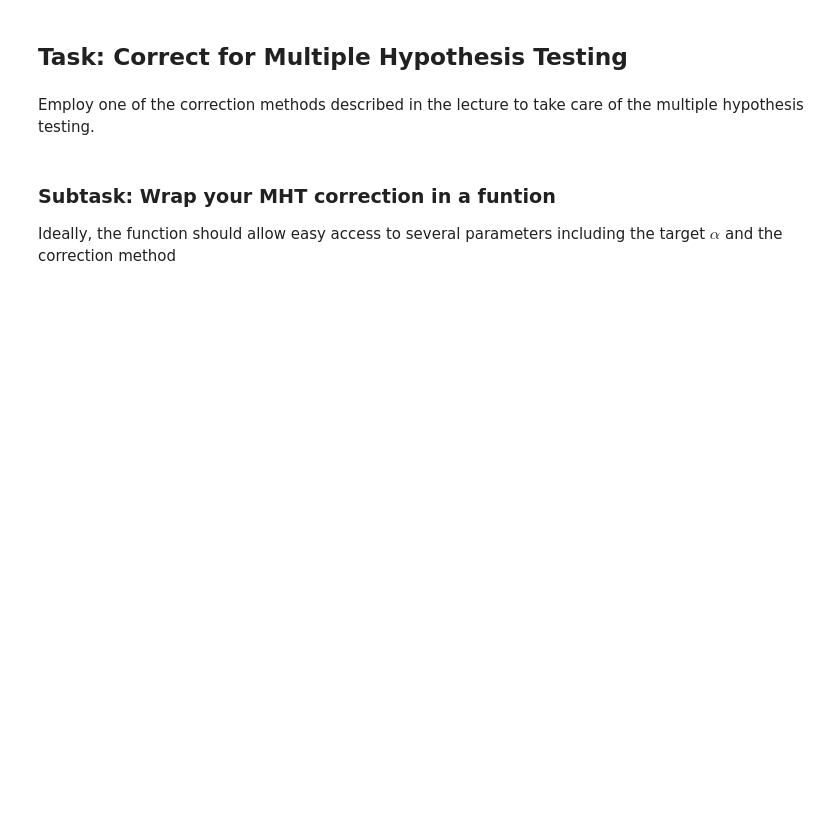
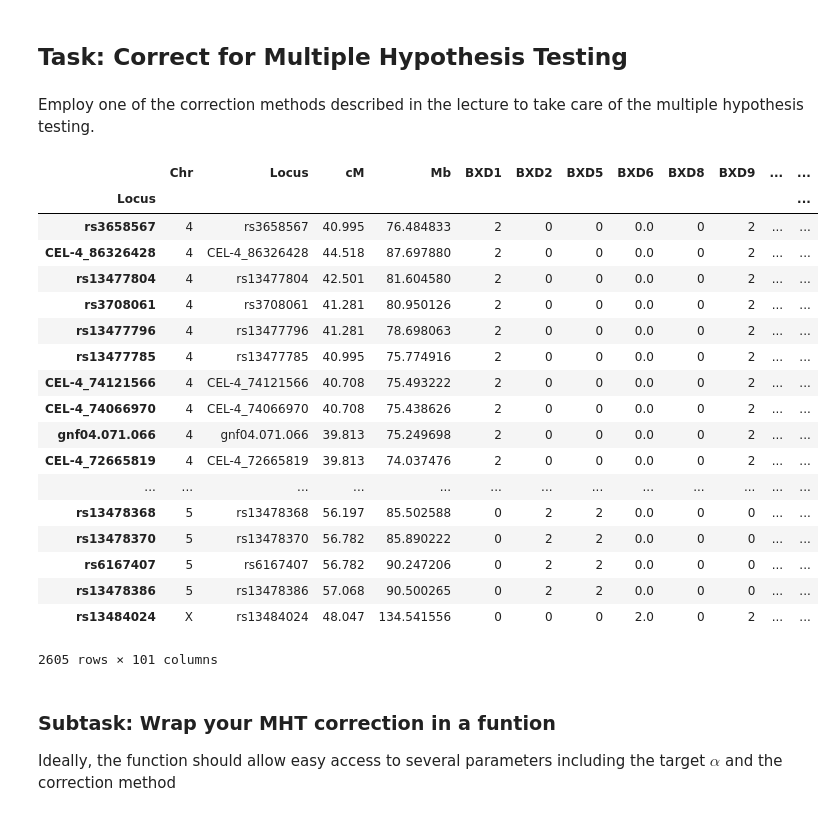
Before and after one commit to Alexstoppel/Integrated_Bioinformatics, a Jupyter notebook: notebooks/Day3_GWAS_part1.ipynb, the cells around one changed output. Cells and saved outputs as stored; diff of their text form; code cells hidden in the pictures; blank space fills up the shorter version.

```diff
--- a/notebooks/Day3_GWAS_part1.ipynb
+++ b/notebooks/Day3_GWAS_part1.ipynb
@@ -477,6 +499,36 @@ You will have time to work on a proper interactive version later in the course,
 ## Task: Correct for Multiple Hypothesis Testing
 # %% [markdown]
 Employ one of the correction methods described in the lecture to take care of the multiple hypothesis testing.
+# %%
+rej, p_cor, _,_ = multipletests(result.P, alpha=0.05,method="bonferroni")
+# %%
+# append corrected p values and boolean array (rejected [y/n]) to results
+temp = pd.DataFrame.from_records([rej,p_cor]).T
+temp.columns=(["Rejected","P_cor"])
+temp.set_index(genotype.index,inplace=True)
+results_corrected = pd.concat([result,temp],axis=1,join_axes=[result.index])
+# %%
+results_corrected.sort_values(by="Rejected",axis=0,ascending=False)
+# %% [output]
+|  | Chr | Locus | cM | Mb | BXD1 | BXD2 | BXD5 | BXD6 | BXD8 | BXD9 | ... | ... |
+| Locus |  |  |  |  |  |  |  |  |  |  |  | ... |
+| rs3658567 | 4 | rs3658567 | 40.995 | 76.484833 | 2 | 0 | 0 | 0.0 | 0 | 2 | ... | ... |
+| CEL-4_86326428 | 4 | CEL-4_86326428 | 44.518 | 87.697880 | 2 | 0 | 0 | 0.0 | 0 | 2 | ... | ... |
+| rs13477804 | 4 | rs13477804 | 42.501 | 81.604580 | 2 | 0 | 0 | 0.0 | 0 | 2 | ... | ... |
+| rs3708061 | 4 | rs3708061 | 41.281 | 80.950126 | 2 | 0 | 0 | 0.0 | 0 | 2 | ... | ... |
+| rs13477796 | 4 | rs13477796 | 41.281 | 78.698063 | 2 | 0 | 0 | 0.0 | 0 | 2 | ... | ... |
+| rs13477785 | 4 | rs13477785 | 40.995 | 75.774916 | 2 | 0 | 0 | 0.0 | 0 | 2 | ... | ... |
+| CEL-4_74121566 | 4 | CEL-4_74121566 | 40.708 | 75.493222 | 2 | 0 | 0 | 0.0 | 0 | 2 | ... | ... |
+| CEL-4_74066970 | 4 | CEL-4_74066970 | 40.708 | 75.438626 | 2 | 0 | 0 | 0.0 | 0 | 2 | ... | ... |
+| gnf04.071.066 | 4 | gnf04.071.066 | 39.813 | 75.249698 | 2 | 0 | 0 | 0.0 | 0 | 2 | ... | ... |
+| CEL-4_72665819 | 4 | CEL-4_72665819 | 39.813 | 74.037476 | 2 | 0 | 0 | 0.0 | 0 | 2 | ... | ... |
+| ... | ... | ... | ... | ... | ... | ... | ... | ... | ... | ... | ... | ... |
+| rs13478368 | 5 | rs13478368 | 56.197 | 85.502588 | 0 | 2 | 2 | 0.0 | 0 | 0 | ... | ... |
+| rs13478370 | 5 | rs13478370 | 56.782 | 85.890222 | 0 | 2 | 2 | 0.0 | 0 | 0 | ... | ... |
+| rs6167407 | 5 | rs6167407 | 56.782 | 90.247206 | 0 | 2 | 2 | 0.0 | 0 | 0 | ... | ... |
+| rs13478386 | 5 | rs13478386 | 57.068 | 90.500265 | 0 | 2 | 2 | 0.0 | 0 | 0 | ... | ... |
+| rs13484024 | X | rs13484024 | 48.047 | 134.541556 | 0 | 0 | 0 | 2.0 | 0 | 2 | ... | ... |
+2605 rows × 101 columns
 # %% [markdown]
 ### Subtask: Wrap your MHT correction in a funtion
 Ideally, the function should allow easy access to several parameters including the target $\alpha$ and the correction method
```
Also changed, not shown: parts of 26 cells of this notebook, 4 other files.
